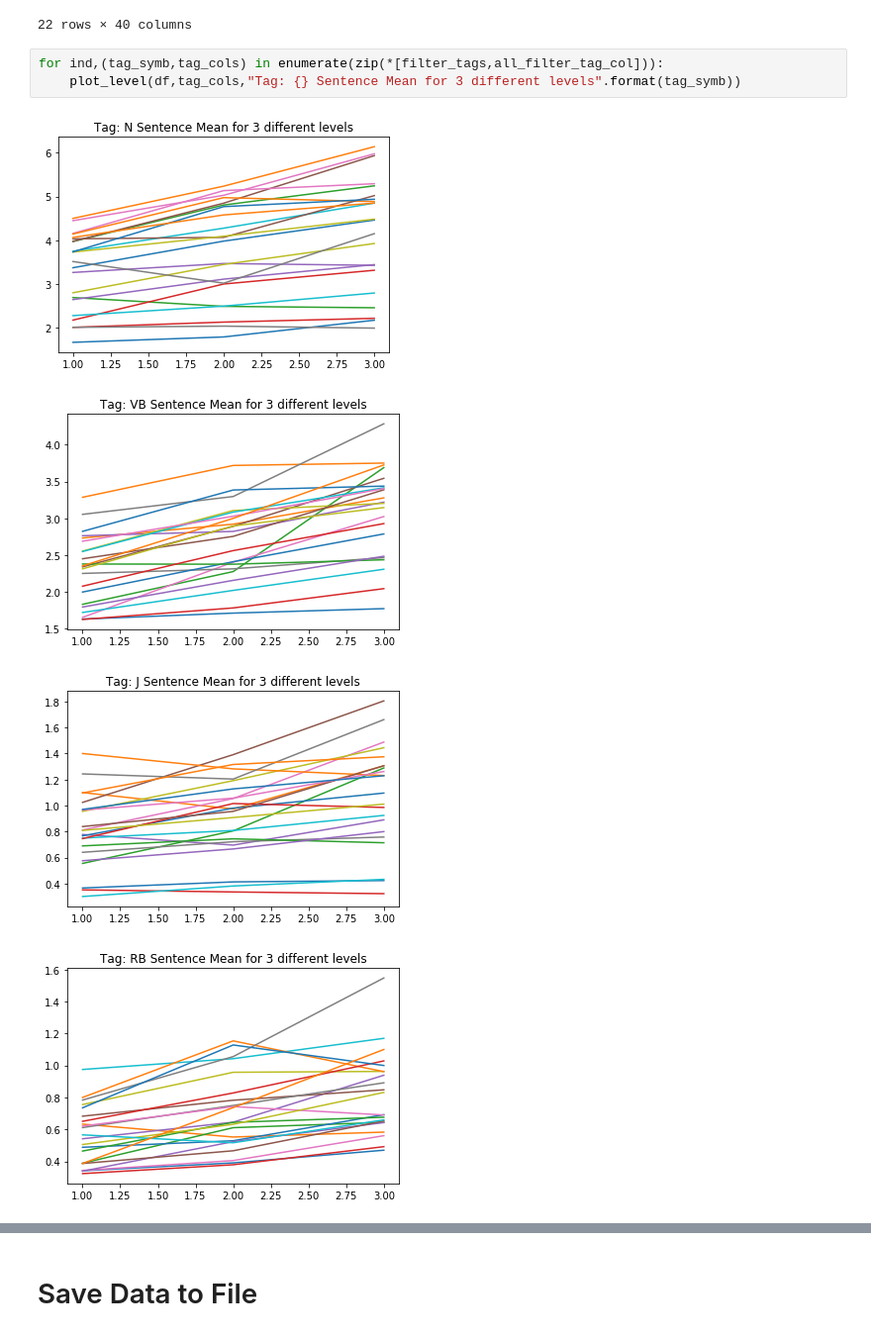
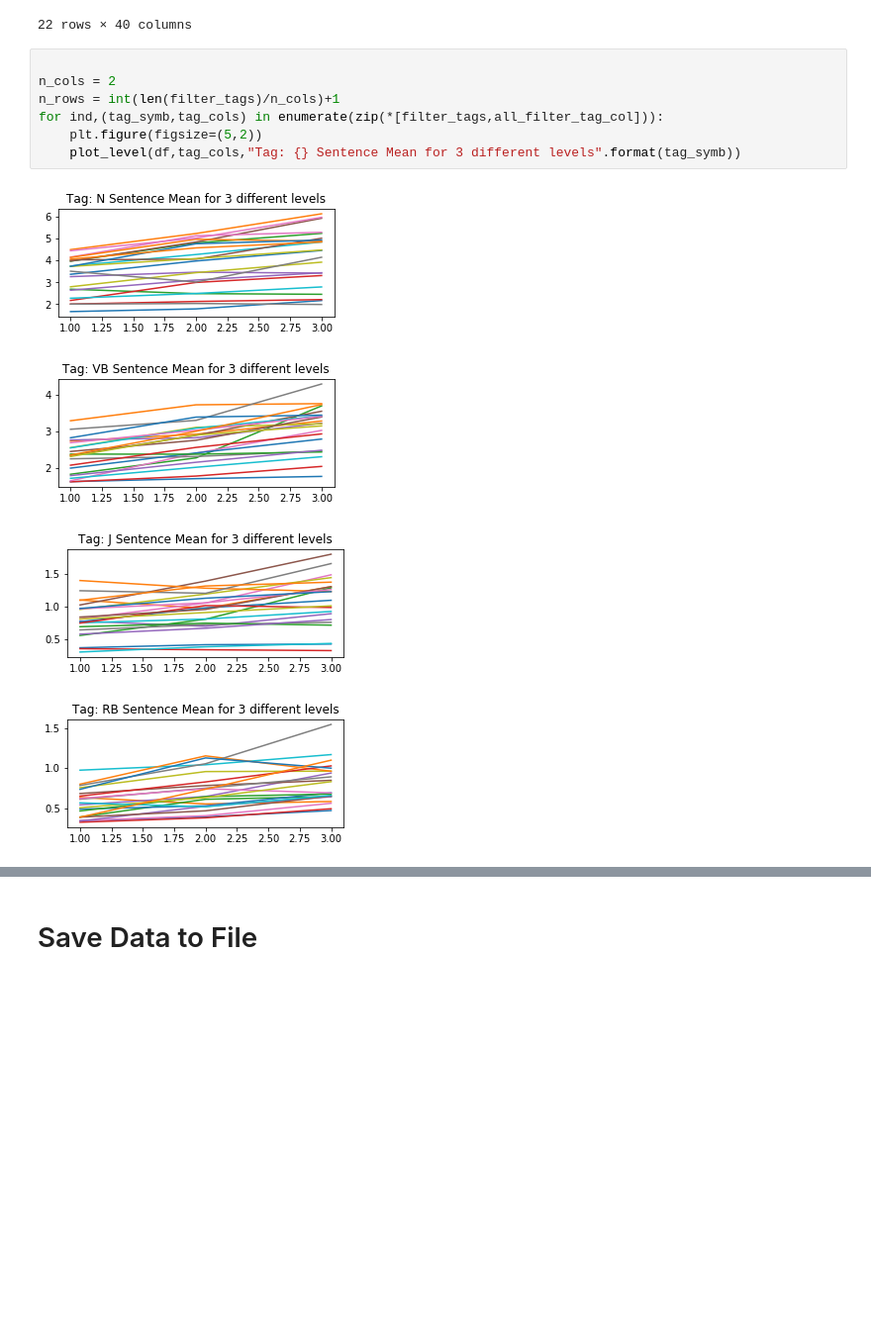
Before and after one commit to PaulOpu/TS_LossFunction, a Jupyter notebook: code/Opuchlich_FeatureExtraction.ipynb, the cells around one changed output, grey strips where cells are left out. Shown at 99% size. Saved outputs shown, nothing was run; the diff lists cells and outputs as text; blank space fills up the shorter version.

```diff
--- a/code/Opuchlich_FeatureExtraction.ipynb
+++ b/code/Opuchlich_FeatureExtraction.ipynb
@@ -366,10 +366,14 @@ df
 | 21 | ((Wonder, is, the, story, of, a, ... | ((NNP, VBZ, DT, NN, IN, DT, JJ, N... | ((Wonder, tells, the, story, of, ... | ((NNP, VBZ, DT, NN, IN, NNP, ,, D... | ((Wonder, tells, the, story, of, ... | ((NNP, VBZ, DT, NN, IN, DT, NN, I... | wonder-book-review-level | [[Wonder, be, the, story, of, a, ... | ... |
 22 rows × 40 columns
 # %%
+
+n_cols = 2
+n_rows = int(len(filter_tags)/n_cols)+1
 for ind,(tag_symb,tag_cols) in enumerate(zip(*[filter_tags,all_filter_tag_col])):
+    plt.figure(figsize=(5,2))
     plot_level(df,tag_cols,"Tag: {} Sentence Mean for 3 different levels".format(tag_symb))
 # %% [output]
-[figure, old version]
+[figure, new version]
-[figure, old version]
+[figure, new version]
-[figure, old version]
+[figure, new version]
-[figure, old version]
+[figure, new version]
```
Also changed, not shown: parts of 2 cells of this notebook.
